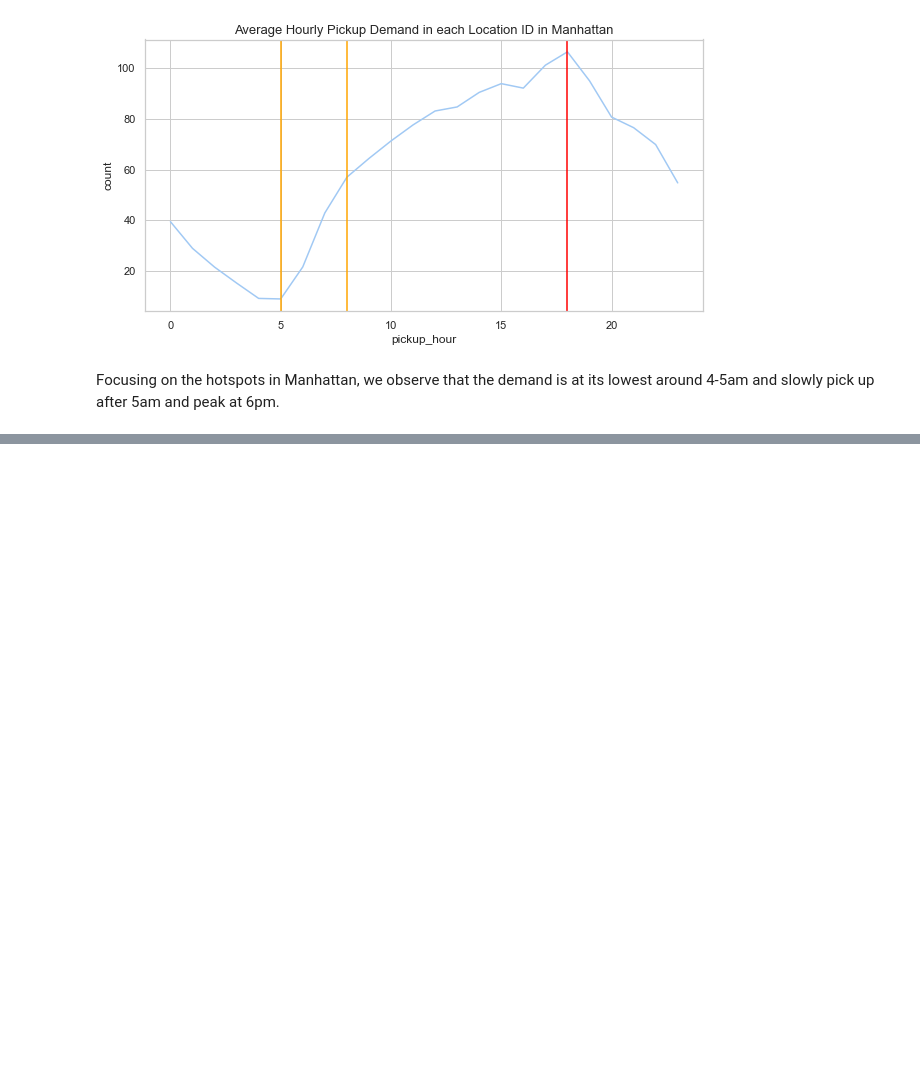
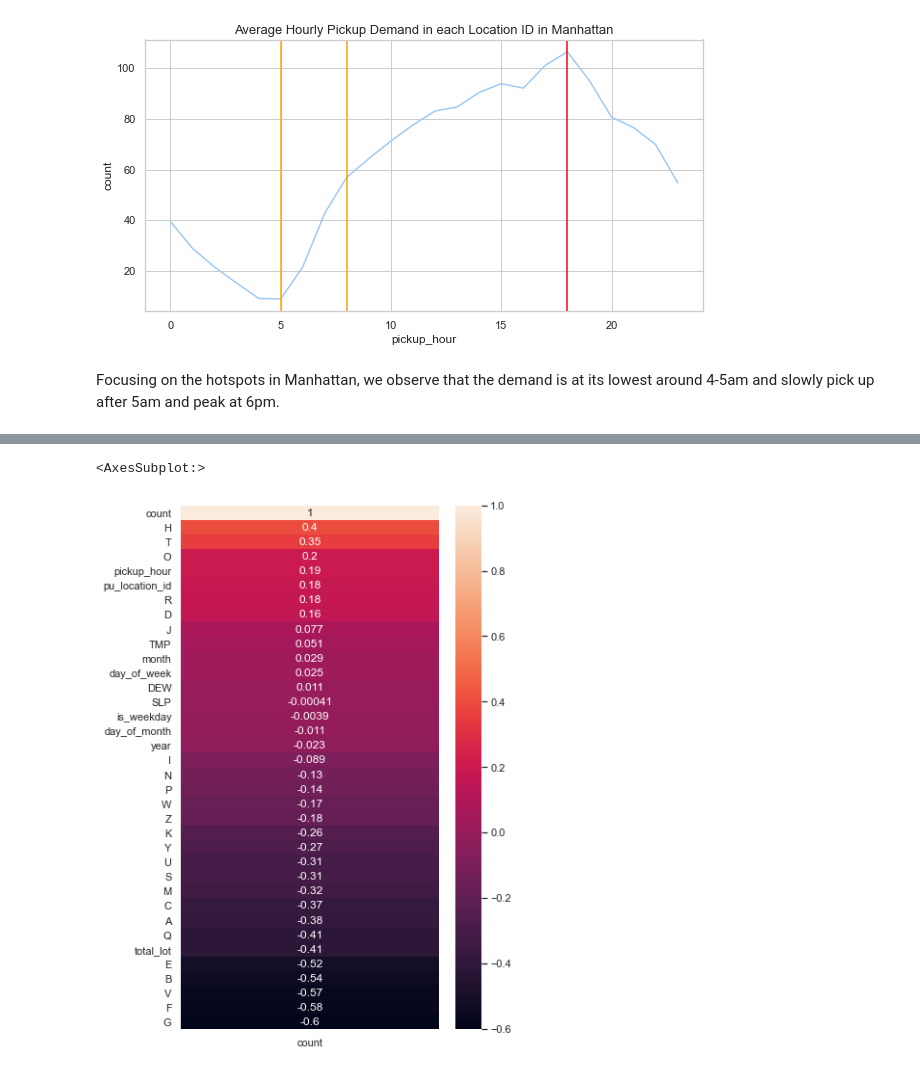
Before and after one commit to MuzhiRo/mast30034-project-1-olivertan1999, a Jupyter notebook: notebooks/EDA.ipynb, the cells around one changed output, grey strips where cells are left out. Cells and saved outputs as stored; diff of their text form; code cells hidden in the pictures; blank space fills up the shorter version.

```diff
--- a/notebooks/EDA.ipynb
+++ b/notebooks/EDA.ipynb
@@ -349,0 +394,6 @@ total_lot_bc.columns
+# %%
+plt.figure(figsize=(6, 10))
+sns.heatmap(merged_df.corr('spearman')[['count']].sort_values(by='count', ascending=False),annot=True)
+# %% [output]
+<AxesSubplot:>
+[figure, added]
```
Also changed, not shown: parts of 20 cells of this notebook, 2 other files.
